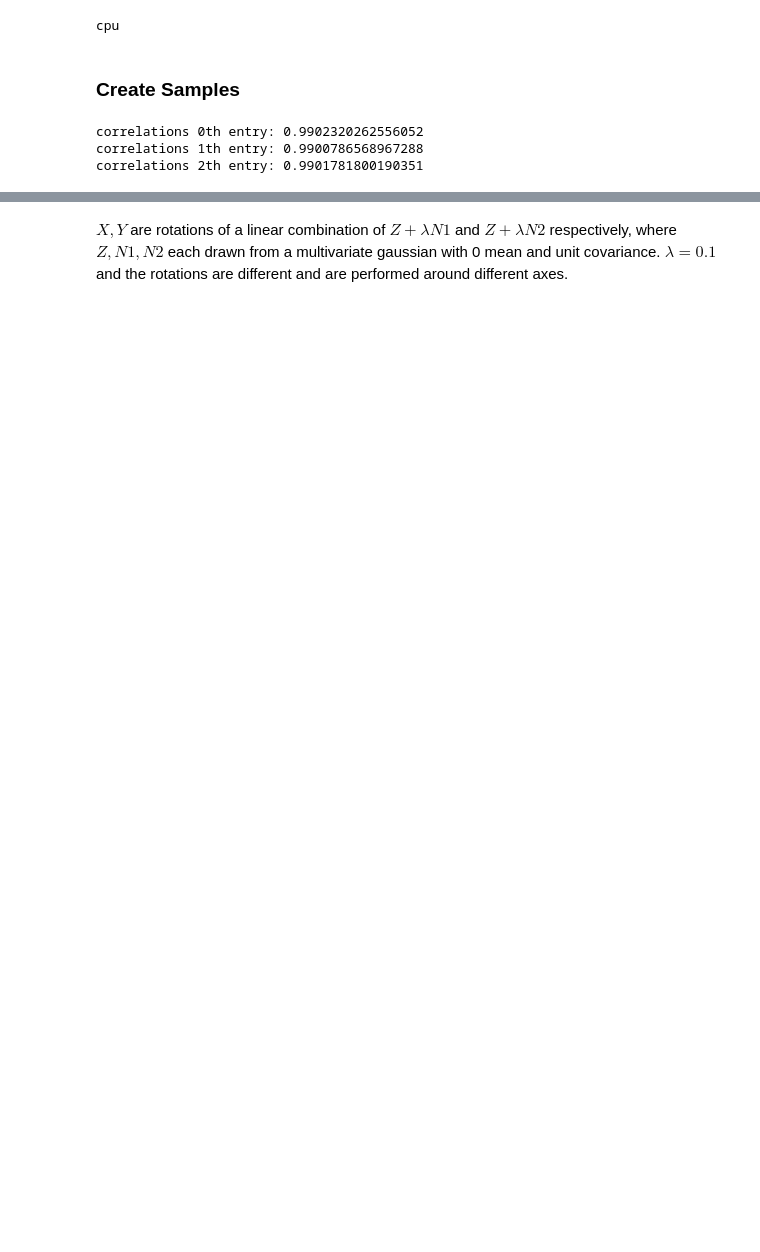
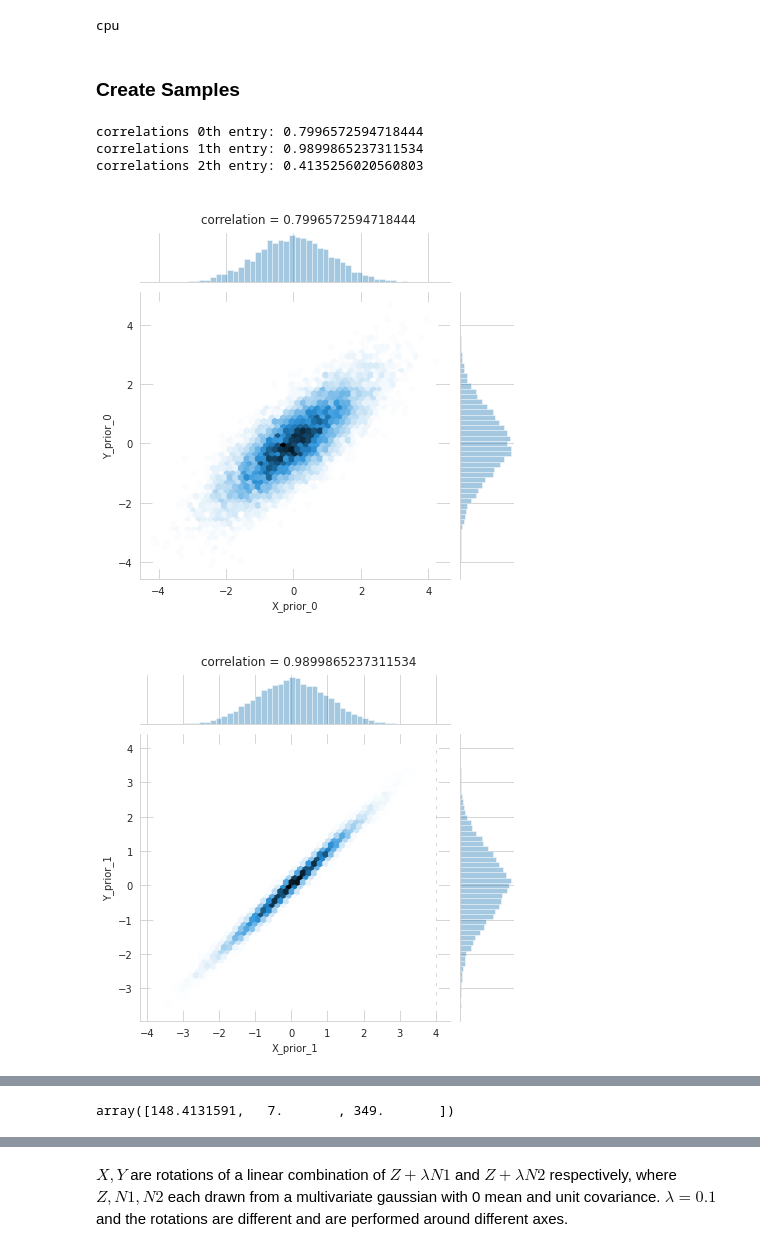
Before and after one commit to jonatanbarkan/ACEDeep, a Jupyter notebook: ADCEs.ipynb, the cells around one changed output, grey strips where cells are left out. Cells and saved outputs as stored; diff of their text form; code cells hidden in the pictures; blank space fills up the shorter version.

```diff
--- a/ADCEs.ipynb
+++ b/ADCEs.ipynb
@@ -16,9 +16,10 @@ import tqdm
 import pandas as pd
 import matplotlib as mpl
 from collections import defaultdict
+from time import sleep
 
-# sns.set_style("whitegrid")
-mpl.rcParams['figure.figsize'] = [12., 8.0]
+sns.set_style("whitegrid")
+# mpl.rcParams['figure.figsize'] = [12., 8.0]
 # %%
 device = 'cuda:0' if torch.cuda.is_available() else 'cpu'
 print(device)
@@ -40,5 +41,5 @@ Z = np.random.multivariate_normal(mu, cov, num_samples)
 N1 = np.random.multivariate_normal(mu,  cov, num_samples)
 N2 = np.random.multivariate_normal(mu,  cov, num_samples)
 # %%
-X_prior = Z + .1 * N1
-Y_prior = Z + .1 * N2
+X_prior = Z + np.array([.5, .1, 1.2]) * N1
+Y_prior = Z + np.array([.5, .1, 1.2]) * N2
@@ -45,5 +48,5 @@ Y_prior = Z + .1 * N2
 # %%
-def draw_correlations(A, B, prnt=True, plot=False):
+def draw_correlations(A, B, prnt=True, plot=False, **kwargs):
   eziz = []
   for i in range(A.shape[-1]):
     corr = np.corrcoef(A[:,i], B[:,i])[0,1]
@@ -51,5 +54,11 @@ def draw_correlations(A, B, prnt=True, plot=False):
     if prnt:
       print(f'correlations {i}th entry: {corr}')
     if plot:
-      sns.jointplot(A[:, i], B[:, i], kind=kind)
+       p = sns.jointplot(A[:, i], B[:, i], kind=kind)
+       p.set_axis_labels(*[f'{l}_{i}' for l in kwargs.get('labels', ["A", "B"])])
+       p.fig.suptitle(kwargs.get('title', '') + f'\ncorrelation = {corr}')
+       #  p.ax_joint.collections[0].set_alpha(0)
+       p.fig.tight_layout()
+       p.fig.subplots_adjust(top=0.90) # Reduce plot to make room
+  sleep(0.1)
   return eziz
@@ -56,6 +69,8 @@ def draw_correlations(A, B, prnt=True, plot=False):
 # %%
-t = draw_correlations(X_prior, Y_prior)
+t = draw_correlations(X_prior, Y_prior, plot=True, labels=['X_prior', 'Y_prior'])
 # %% [output]
-correlations 0th entry: 0.9902320262556052
-correlations 1th entry: 0.9900786568967288
-correlations 2th entry: 0.9901781800190351
+correlations 0th entry: 0.7996572594718444
+correlations 1th entry: 0.9899865237311534
+correlations 2th entry: 0.4135256020560803
+[figure, added]
+[figure, added]
@@ -63,0 +89,4 @@ non_linearity = np.exp
+# %%
+non_linearity_a(np.array([5, 6, 7]))
+# %% [output]
+array([148.4131591,   7.       , 349.       ])
```
Also changed, not shown: parts of 43 cells of this notebook.
